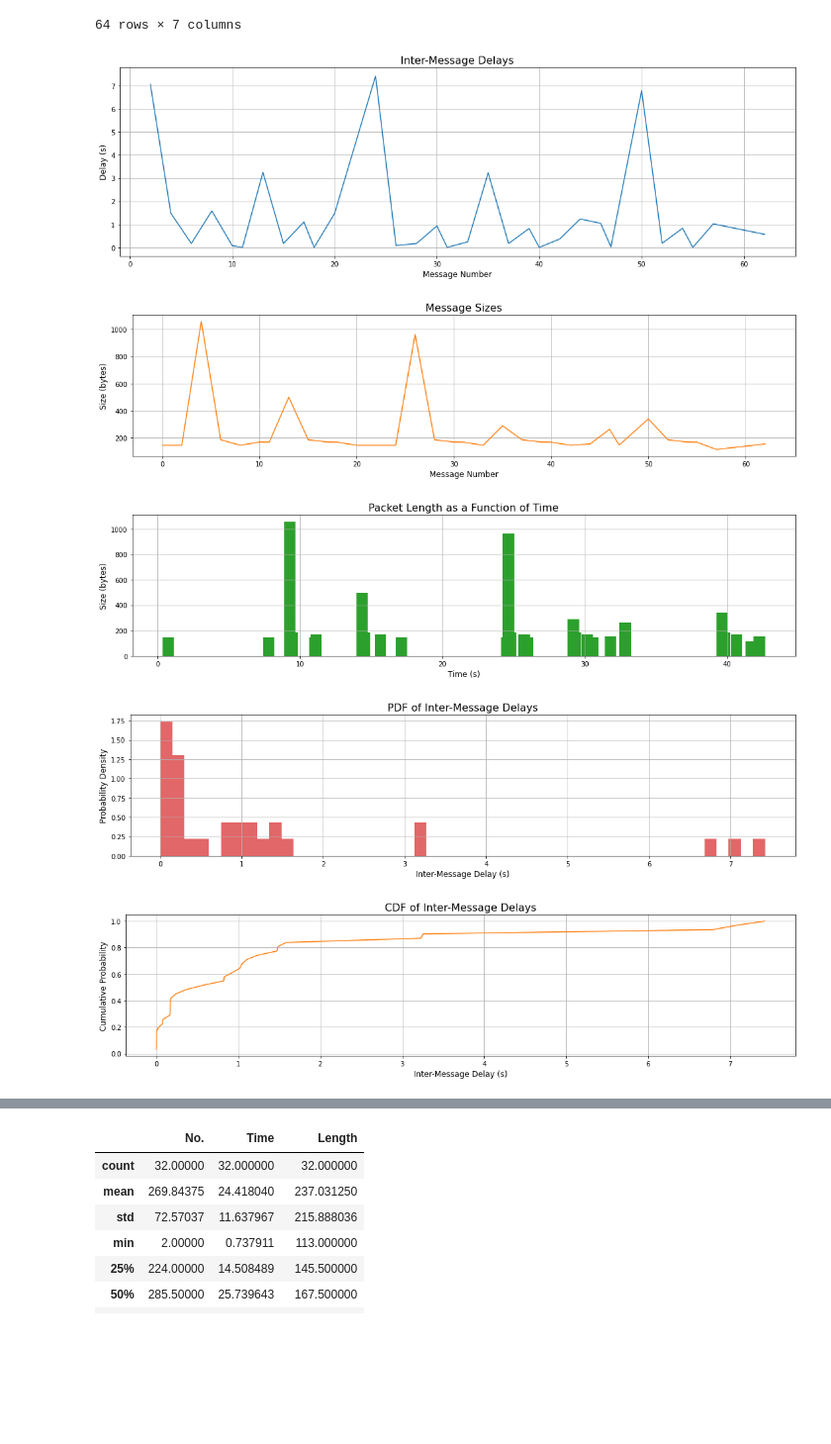
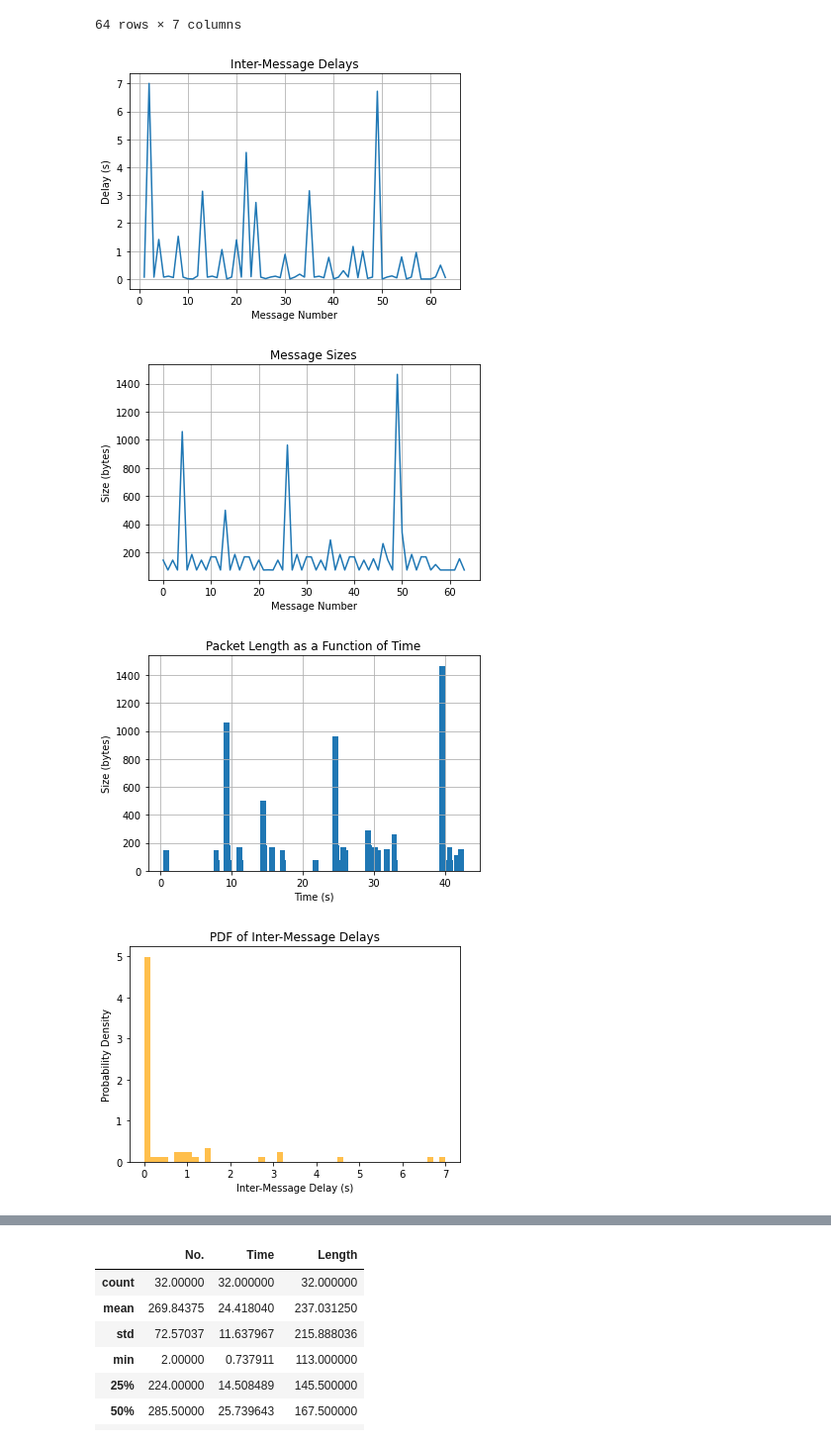
Before and after one commit to MayaHayat/NetworkingFinalProject, a Jupyter notebook: src/Networks_Assignment.ipynb, the cells around one changed output, grey strips where cells are left out. Shown at 99% size. Drawn from its saved outputs; the diff is of its cells as text; code cells hidden in the pictures; blank space fills up the shorter version.

```diff
--- a/src/Networks_Assignment.ipynb
+++ b/src/Networks_Assignment.ipynb
@@ -231,6 +231,47 @@ data.describe()
 | max | 13860.000000 | 117.607234 | 1294.000000 | 4.193864 |
 # %% [markdown]
 ## Introduction code
+# %%
+import pandas as pd
+import matplotlib.pyplot as plt
+
+def display_old(file_name):
+    # Load the data from the CSV file
+    data = pd.read_csv(file_name)
+
+    # Calculate the inter-message delays
+    data['Delay'] = data['Time'].diff()
+
+    # Plot the inter-message delays as a line plot
+    plt.plot(data['Delay'])
+    plt.title('Inter-Message Delays')
+    plt.xlabel('Message Number')
+    plt.ylabel('Delay (s)')
+    plt.grid(True)
+    plt.show()
+
+    # Plot the message sizes as a line plot
+    plt.plot(data['Length'])
+    plt.title('Message Sizes')
+    plt.xlabel('Message Number')
+    plt.ylabel('Size (bytes)')
+    plt.grid(True)
+    plt.show()
+
+    # Plot the packet length as a function of time as a line plot
+    plt.bar(data['Time'], data['Length'])
+    plt.title('Packet Length as a Function of Time')
+    plt.xlabel('Time (s)')
+    plt.ylabel('Size (bytes)')
+    plt.grid(True)
+    plt.show()
+
+        # Plot the PDF as a function of inter-message delays in orange
+    plt.hist(data['Delay'].dropna(), bins=50, density=True, color='orange', alpha=0.7)
+    plt.title('PDF of Inter-Message Delays')
+    plt.xlabel('Inter-Message Delay (s)')
+    plt.ylabel('Probability Density')
+    plt.show()
 # %%
 data = pd.read_csv('newRecord1.csv')
 data
@@ -249,10 +290,9 @@ data
 | 63 | 377 | 42.326907 | 2a0d:6fc2:5560:c200:bdce:1f2e:bc4... | 2a03:2880:f276:cd:face:b00c:0:167 | TCP | 74 | 52750 > 443 [ACK] Seq=5198 Ack=13... |
 64 rows × 7 columns
 # %%
-display('newRecord1.csv')
+display_old('newRecord1.csv')
 # %% [output]
-[figure, old version]
+[figure, new version]
-[figure, old version]
+[figure, new version]
-[figure, old version]
+[figure, new version]
-[figure, old version]
+[figure, new version]
-[figure, removed]
```
Also changed, not shown: parts of 4 cells of this notebook.
